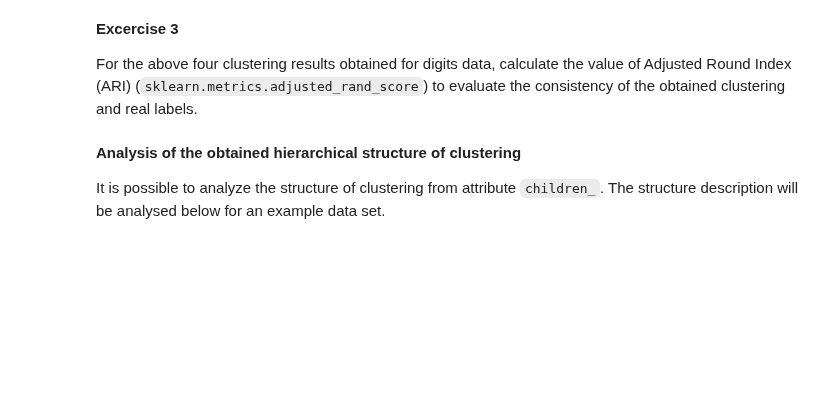
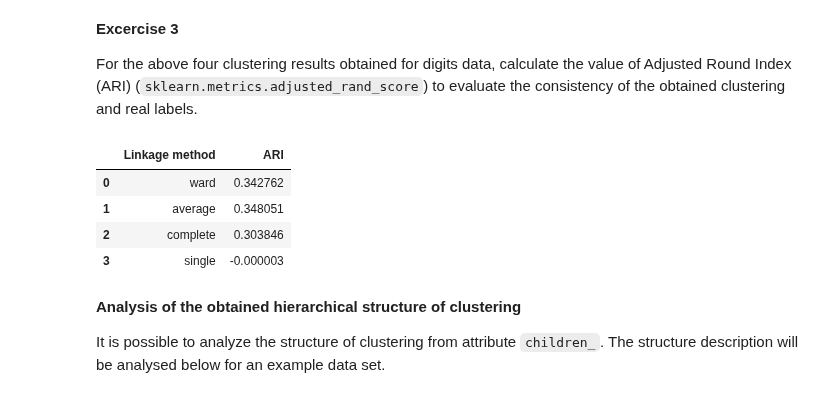
Before and after one commit to SpriNt-PL/ADM_Lab_2, a Jupyter notebook: clustering_2026_ready.ipynb, the cells around one changed output. Drawn from its saved outputs; the diff is of its cells as text; code cells hidden in the pictures; blank space fills up the shorter version.

```diff
--- a/clustering_2026_ready.ipynb
+++ b/clustering_2026_ready.ipynb
@@ -223,6 +233,33 @@ plt.show()
 **Excercise 3**
 
 For the above four clustering results obtained for digits data, calculate the value of Adjusted Round Index (ARI) (`sklearn.metrics.adjusted_rand_score`) to evaluate the consistency of the obtained clustering and real labels.
+# %%
+linkage_methods = [
+    'ward',
+    'average',
+    'complete',
+    'single'
+]
+
+results = []
+
+for linkage in linkage_methods:
+    h = AgglomerativeClustering(linkage=linkage, n_clusters=10)
+    h.fit(X_2D)
+
+    score = metrics.adjusted_rand_score(y, h.labels_)
+    results.append(score)
+
+df = pd.DataFrame({
+    "Linkage method": linkage_methods,
+    "ARI": results})
+display(df)
+# %% [output]
+|  | Linkage method | ARI |
+| 0 | ward | 0.342762 |
+| 1 | average | 0.348051 |
+| 2 | complete | 0.303846 |
+| 3 | single | -0.000003 |
 # %% [markdown]
 **Analysis of the obtained hierarchical structure of clustering**
 
```
Also changed, not shown: parts of 12 cells of this notebook.
